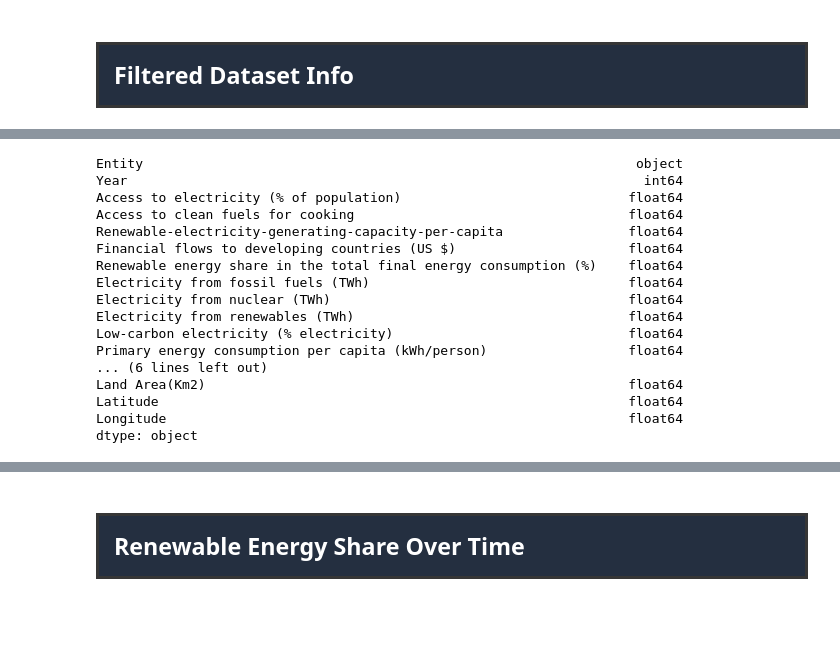
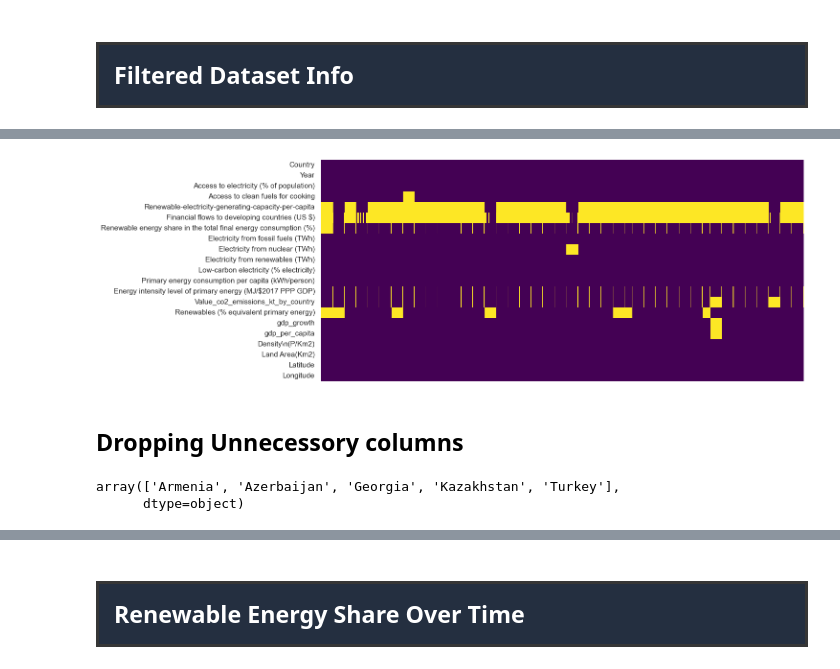
Before and after one commit to ahmedjamshed79/DataCo-supply-chain-analytics, a Jupyter notebook: EU_Sustainaability_Adoption_Notebook.ipynb, the cells around one changed output, grey strips where cells are left out. Drawn from its saved outputs; the diff is of its cells as text; code cells hidden in the pictures; blank space fills up the shorter version.

Commit message:
code commenting and minor data cleaning

```diff
--- a/EU_Sustainaability_Adoption_Notebook.ipynb
+++ b/EU_Sustainaability_Adoption_Notebook.ipynb
@@ -96,0 +130,3 @@ memory usage: 149.2+ KB
+# %%
+eu_nullValues = eu_df.isnull().T #.T to transpose the dataframe to make columns appear on x axis when creating heatmap
+eu_nullValues
@@ -97,20 +152,18 @@ memory usage: 149.2+ KB
+# %%
+#Plotting a heat map to visualize the occurances of null values
+# Here yellow cells represents null values
+plt.figure(figsize=[13,6])
+sns.heatmap(eu_nullValues, cbar=False, cmap='viridis', xticklabels=False)
+
+plt.show()
+# %% [output]
+[figure, added]
+# %% [markdown]
+## Dropping Unnecessory columns
 # %%
-eu_df.dtypes
+#List of countries which received financial aid
+eu_countries_received_financial_flows = eu_df[eu_df["Financial flows to developing countries (US $)"].notnull()]["Country"].unique()
+eu_countries_received_financial_flows
 # %% [output]
-Entity                                                               object
-Year                                                                  int64
-Access to electricity (% of population)                             float64
-Access to clean fuels for cooking                                   float64
-Renewable-electricity-generating-capacity-per-capita                float64
-Financial flows to developing countries (US $)                      float64
-Renewable energy share in the total final energy consumption (%)    float64
-Electricity from fossil fuels (TWh)                                 float64
-Electricity from nuclear (TWh)                                      float64
-Electricity from renewables (TWh)                                   float64
-Low-carbon electricity (% electricity)                              float64
-Primary energy consumption per capita (kWh/person)                  float64
-... (6 lines left out)
-Land Area(Km2)                                                      float64
-Latitude                                                            float64
-Longitude                                                           float64
-dtype: object
+array(['Armenia', 'Azerbaijan', 'Georgia', 'Kazakhstan', 'Turkey'],
+      dtype=object)
```
Also changed, not shown: parts of 18 cells of this notebook, 1 other file.
